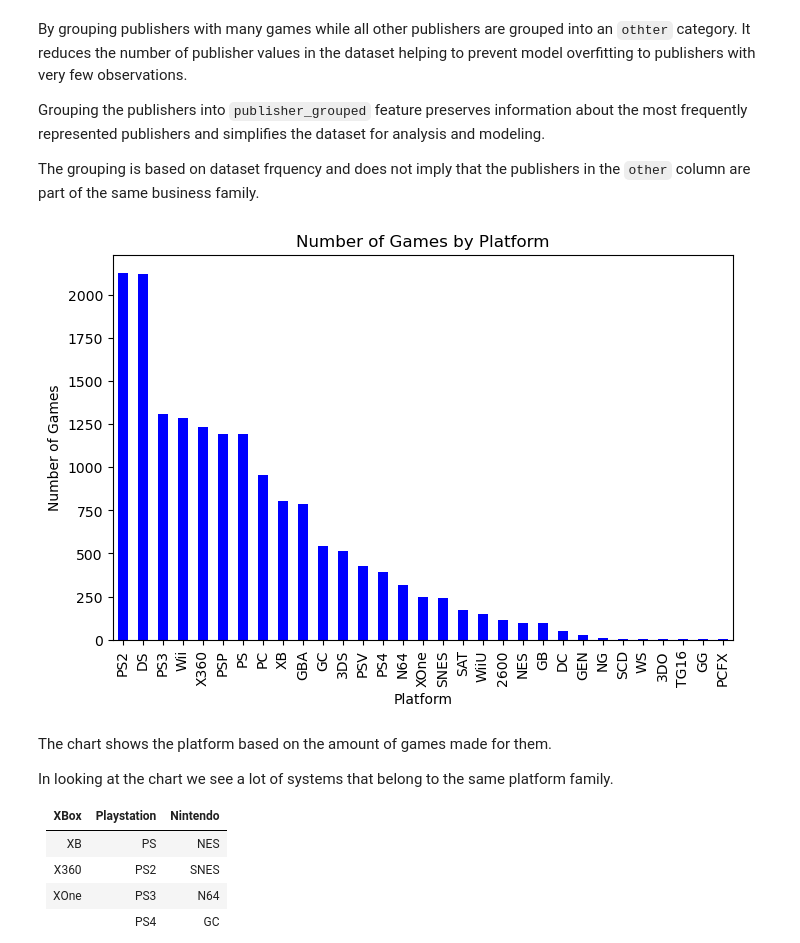
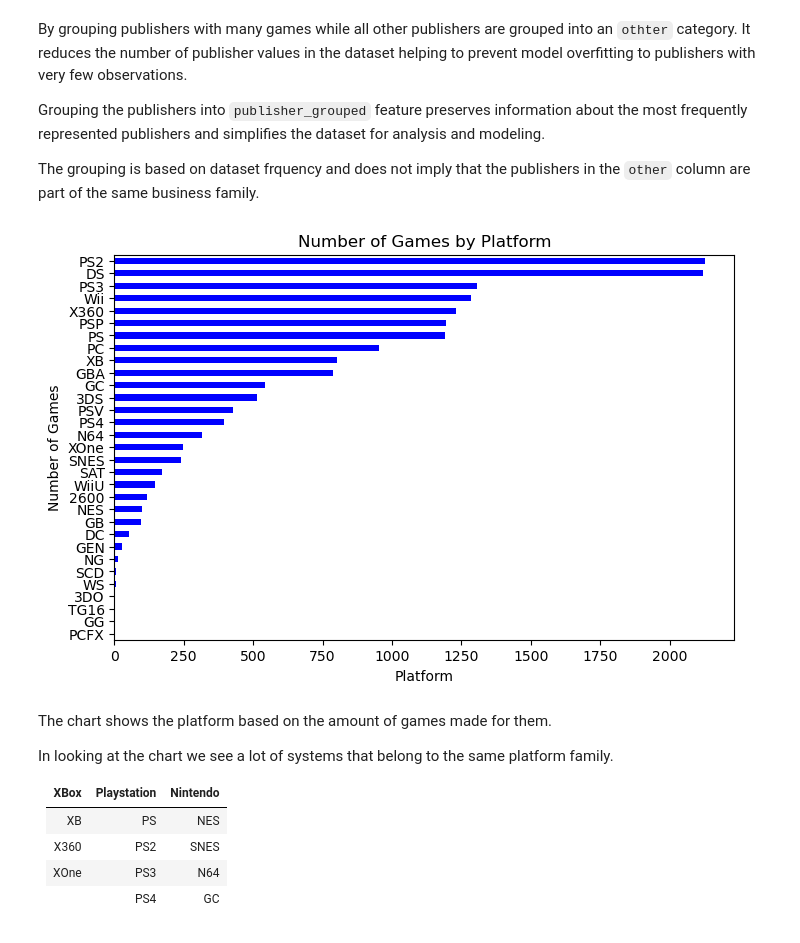
Before and after one commit to Reggi3o/capstone_project, a Jupyter notebook: video_game_report.ipynb, the cells around one changed output. Saved outputs shown, nothing was run; the diff lists cells and outputs as text; code cells hidden in the pictures.

```diff
--- a/video_game_report.ipynb
+++ b/video_game_report.ipynb
@@ -196,12 +198,12 @@ Grouping the publishers into `publisher_grouped` feature preserves information a
 The grouping is based on dataset frquency and does not imply that the publishers in the `other` column are part of the same business family.
 # %%
 plt.figure(figsize=(8,5))
-df_clean['platform'].value_counts().plot(kind='bar', color='Blue', title='Number of Games by Platform')
+df_clean['platform'].value_counts().sort_values(ascending=True).plot(kind='barh', color='Blue', title='Number of Games by Platform')
 plt.xlabel('Platform')
 plt.ylabel('Number of Games')
 plt.show()
 # %% [output]
-[figure, old version]
+[figure, new version]
 # %% [markdown]
 The chart shows the platform based on the amount of games made for them.
 
```
Also changed, not shown: parts of 26 cells of this notebook.
